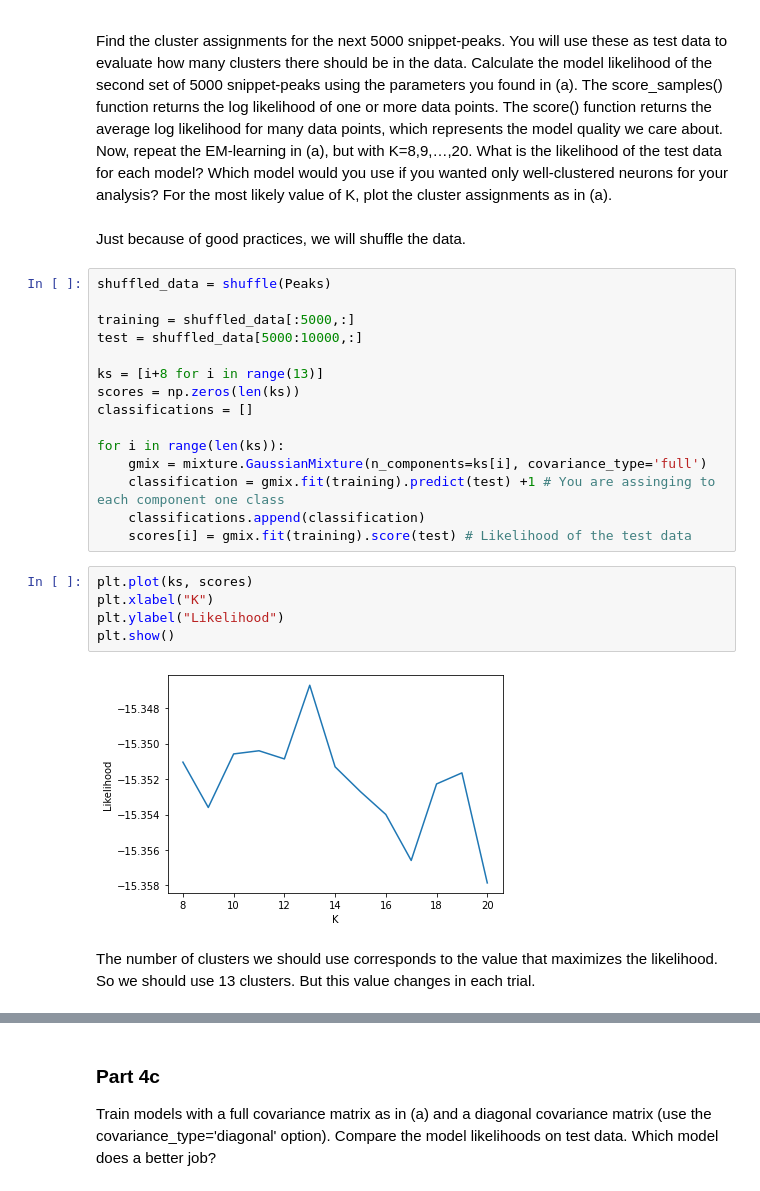
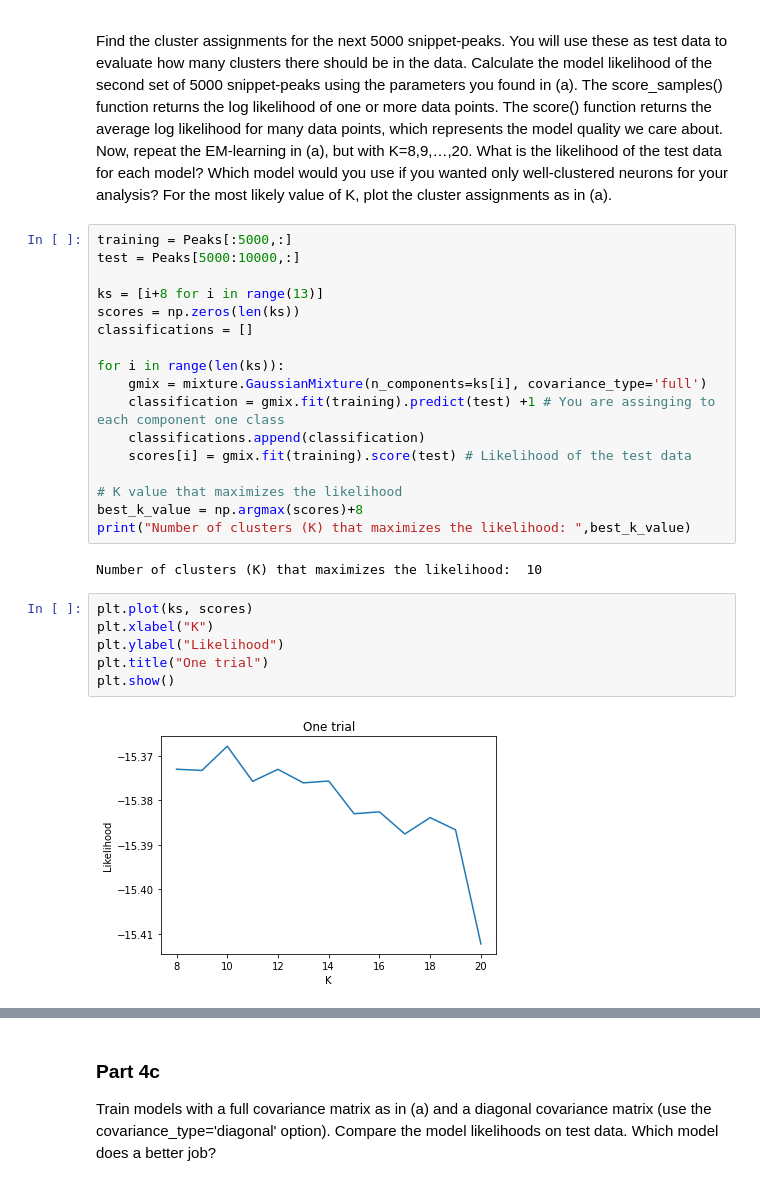
Before and after one commit to SaiAkhilVudattu/Neuro_classes, a Jupyter notebook: signal_processing/HW4/HW4.ipynb, the cells around one changed output, grey strips where cells are left out. Cells and saved outputs as stored; diff of their text form.

```diff
--- a/signal_processing/HW4/HW4.ipynb
+++ b/signal_processing/HW4/HW4.ipynb
@@ -536,13 +535,9 @@ plt.show()
 # %% [markdown]
 ### Part b.
 Find the cluster assignments for the next 5000 snippet-peaks. You will use these as test data to evaluate how many clusters there should be in the data. Calculate the model likelihood of the second set of 5000 snippet-peaks using the parameters you found in (a). The score_samples() function returns the log likelihood of one or more data points. The score() function returns the average log likelihood for many data points, which represents the model quality we care about. Now, repeat the EM-learning in (a), but with K=8,9,…,20. What is the likelihood of the test data for each model? Which model would you use if you wanted only well-clustered neurons for your analysis? For the most likely value of K, plot the cluster assignments as in (a).
-# %% [markdown]
-Just because of good practices, we will shuffle the data.
 # %%
-shuffled_data = shuffle(Peaks)
-
-training = shuffled_data[:5000,:]
-test = shuffled_data[5000:10000,:]
+training = Peaks[:5000,:]
+test = Peaks[5000:10000,:]
 
 ks = [i+8 for i in range(13)]
 scores = np.zeros(len(ks))
@@ -553,12 +548,17 @@ for i in range(len(ks)):
     classification = gmix.fit(training).predict(test) +1 # You are assinging to each component one class
     classifications.append(classification)
     scores[i] = gmix.fit(training).score(test) # Likelihood of the test data
+
+# K value that maximizes the likelihood
+best_k_value = np.argmax(scores)+8
+print("Number of clusters (K) that maximizes the likelihood: ",best_k_value)
+# %% [output]
+Number of clusters (K) that maximizes the likelihood:  10
 # %%
 plt.plot(ks, scores)
 plt.xlabel("K")
 plt.ylabel("Likelihood")
+plt.title("One trial")
 plt.show()
 # %% [output]
-[figure, old version]
+[figure, new version]
-# %% [markdown]
-The number of clusters we should use corresponds to the value that maximizes the likelihood. So we should use 13 clusters. But this value changes in each trial.
```
Also changed, not shown: parts of 47 cells of this notebook.
